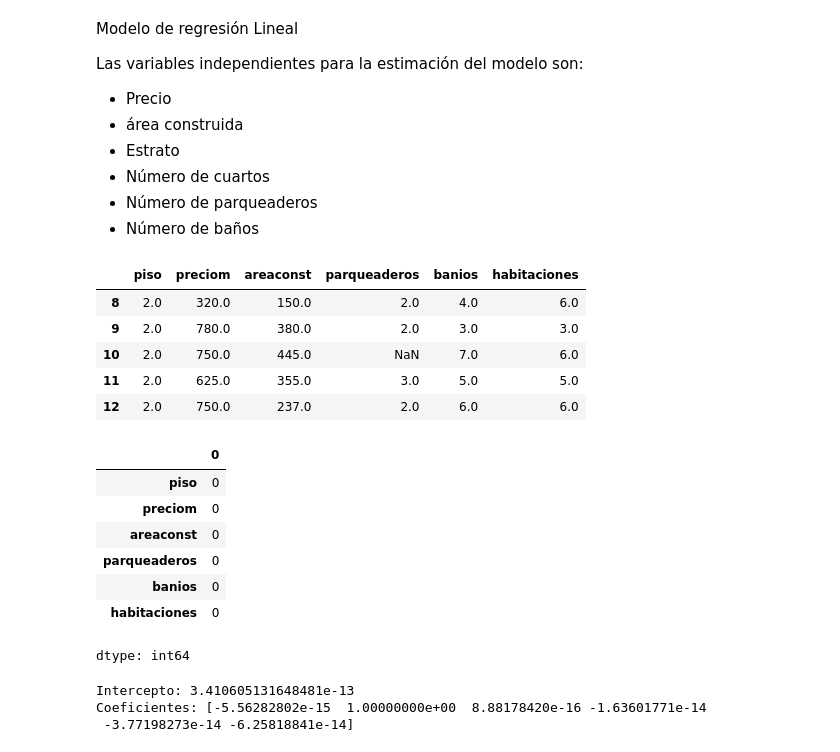
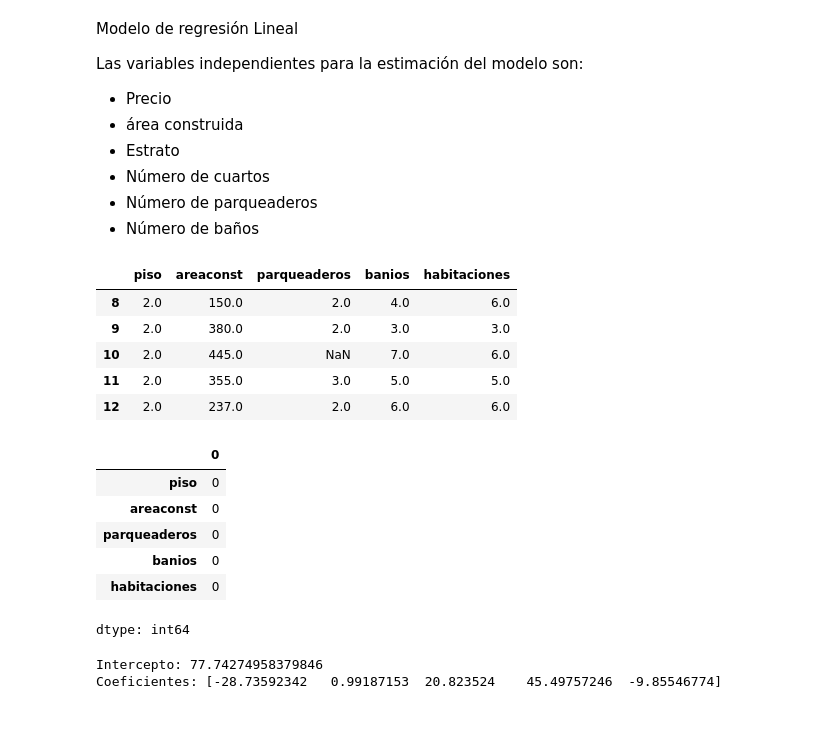
Before and after one commit to marioleandrovanegas/Unidad2, a Jupyter notebook: Unidad2.ipynb, the cells around one changed output. Saved outputs shown, nothing was run; the diff lists cells and outputs as text; code cells hidden in the pictures; blank space fills up the shorter version.

```diff
--- a/Unidad2.ipynb
+++ b/Unidad2.ipynb
@@ -160,16 +160,16 @@ Las variables independientes para la estimación del modelo son:
 - Número de parqueaderos
 - Número de baños
 # %%
-X = df_corr.copy()
+X = df_corr.drop(labels = "preciom", axis = 1)
 y = df['preciom']
 X.head()
 # %% [output]
-|  | piso | preciom | areaconst | parqueaderos | banios | habitaciones |
-| 8 | 2.0 | 320.0 | 150.0 | 2.0 | 4.0 | 6.0 |
-| 9 | 2.0 | 780.0 | 380.0 | 2.0 | 3.0 | 3.0 |
-| 10 | 2.0 | 750.0 | 445.0 | NaN | 7.0 | 6.0 |
-| 11 | 2.0 | 625.0 | 355.0 | 3.0 | 5.0 | 5.0 |
-| 12 | 2.0 | 750.0 | 237.0 | 2.0 | 6.0 | 6.0 |
+|  | piso | areaconst | parqueaderos | banios | habitaciones |
+| 8 | 2.0 | 150.0 | 2.0 | 4.0 | 6.0 |
+| 9 | 2.0 | 380.0 | 2.0 | 3.0 | 3.0 |
+| 10 | 2.0 | 445.0 | NaN | 7.0 | 6.0 |
+| 11 | 2.0 | 355.0 | 3.0 | 5.0 | 5.0 |
+| 12 | 2.0 | 237.0 | 2.0 | 6.0 | 6.0 |
 # %%
 # encontrar valores faltantes
 X.isna().sum()
@@ -182,7 +182,6 @@ X.isna().sum()
 # %% [output]
 |  | 0 |
 | piso | 0 |
-| preciom | 0 |
 | areaconst | 0 |
 | parqueaderos | 0 |
 | banios | 0 |
@@ -194,6 +193,5 @@ modelo.fit(X,y)
 print("Intercepto:", modelo.intercept_)
 print("Coeficientes:", modelo.coef_)
 # %% [output]
-Intercepto: 3.410605131648481e-13
-Coeficientes: [-5.56282802e-15  1.00000000e+00  8.88178420e-16 -1.63601771e-14
- -3.77198273e-14 -6.25818841e-14]
+Intercepto: 77.74274958379846
+Coeficientes: [-28.73592342   0.99187153  20.823524    45.49757246  -9.85546774]
```
Also changed, not shown: parts of 1 cell of this notebook.
